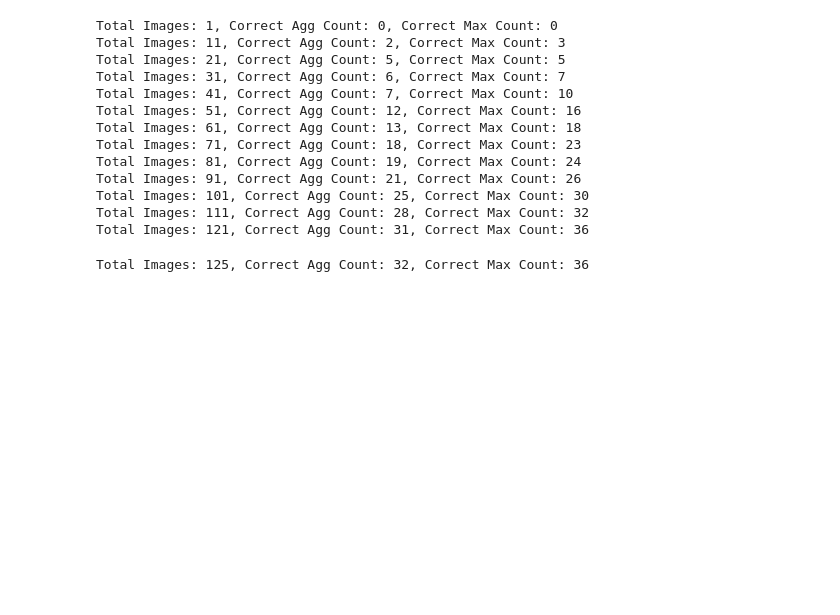
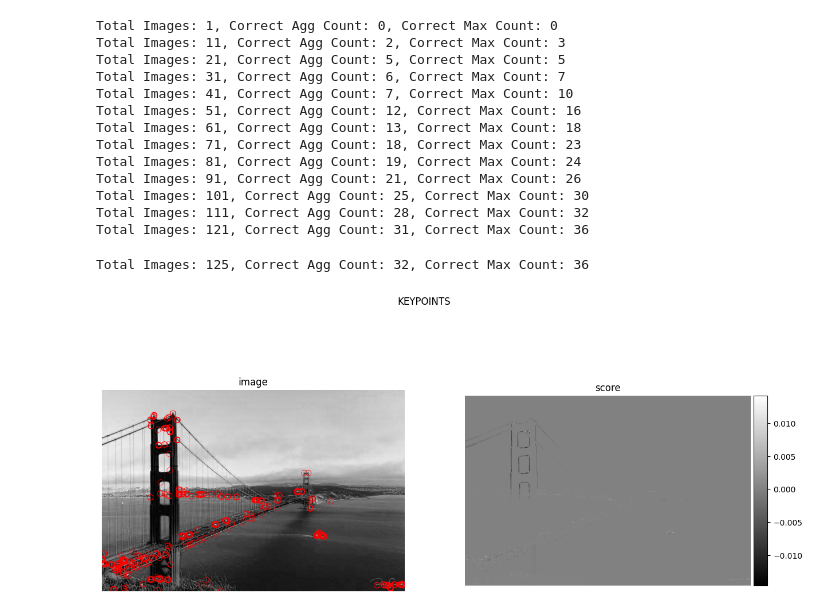
Before and after one commit to vibhatna/W281-Project, a Jupyter notebook: TF-Model-ORB.ipynb, the cells around one changed output. Drawn from its saved outputs; the diff is of its cells as text; code cells hidden in the pictures; blank space fills up the shorter version.

```diff
--- a/TF-Model-ORB.ipynb
+++ b/TF-Model-ORB.ipynb
@@ -25,10 +26,26 @@ TARGET_CLASSES_MAPPING[1924] = 'Niagara River'
 # %% [markdown]
 ## Dataset
 # %%
+def drawKeyPts(grayImage, keyp):
+
+    out_im = (grayImage * 255).astype(np.uint8)
+    out_im = np.concatenate((out_im[:,:,np.newaxis],
+                             out_im[:,:,np.newaxis],
+                             out_im[:,:,np.newaxis]), axis=2)
+
+    for curKey in keyp:
+        x=np.int32(curKey.pt[0])
+        y=np.int32(curKey.pt[1])
+        size = np.int32(curKey.size)
+        cv2.circle(out_im, (x,y), 8, [255, 0, 0],
+                   thickness=1, lineType=8, shift=0)
+
+    return out_im
+
 def HarrisKeypointDetector(in_image, n=2, w=3, k=0.04, verbose=True):
 
     harrisImage = cv2.cornerHarris(in_image, n, w, k)
-    thresh = 0.05 * harrisImage.max()
+    thresh = 0.1 * harrisImage.max()
     harrisMaxImage = harrisImage > thresh
 
     height, width = in_image.shape[:2]
@@ -43,6 +60,21 @@ def HarrisKeypointDetector(in_image, n=2, w=3, k=0.04, verbose=True):
             f.pt = (x, y)
             f.response = harrisImage[y,x]
             features.append(f)
+
+
+    if verbose:
+        fig, ax = plt.subplots(nrows=1, ncols=2, figsize=(15,7))
+        ax[0].imshow(drawKeyPts(in_image, features)); ax[0].axis('off')
+        ax[0].set_title('image')
+        har_im = ax[1].imshow(harrisImage, cmap='gray'); ax[1].axis('off')
+        # create an axes on the right side of ax. The width of cax will be 5%
+        # of ax and the padding between cax and ax will be fixed at 0.05 inch.
+        divider = make_axes_locatable(ax[1])
+        cax = divider.append_axes("right", size="5%", pad=0.05)
+        plt.colorbar(har_im, cax=cax)
+        ax[1].set_title('score')
+        plt.suptitle('KEYPOINTS')
+        plt.show()
 
     return features
 
@@ -218,3 +250,9 @@ print(f'Total Images: {index + 1}, Correct Agg Count: {total_test_correct_agg},
 df_valid.to_csv(VALIDATION_DATA_PREDICTION_PATH, sep=',')
 # %% [output]
 Total Images: 125, Correct Agg Count: 32, Correct Max Count: 36
+# %%
+image_path = 'C:/W281-Project/Notebook/TargetImages-TF/0ef826f65ce873b3.jpg'
+image = read_image(image_path)
+features = HarrisKeypointDetector(image, n=2, w=3, k=0.04, verbose=True)
+# %% [output]
+[figure, added]
```
Also changed, not shown: parts of 1 cell of this notebook.
